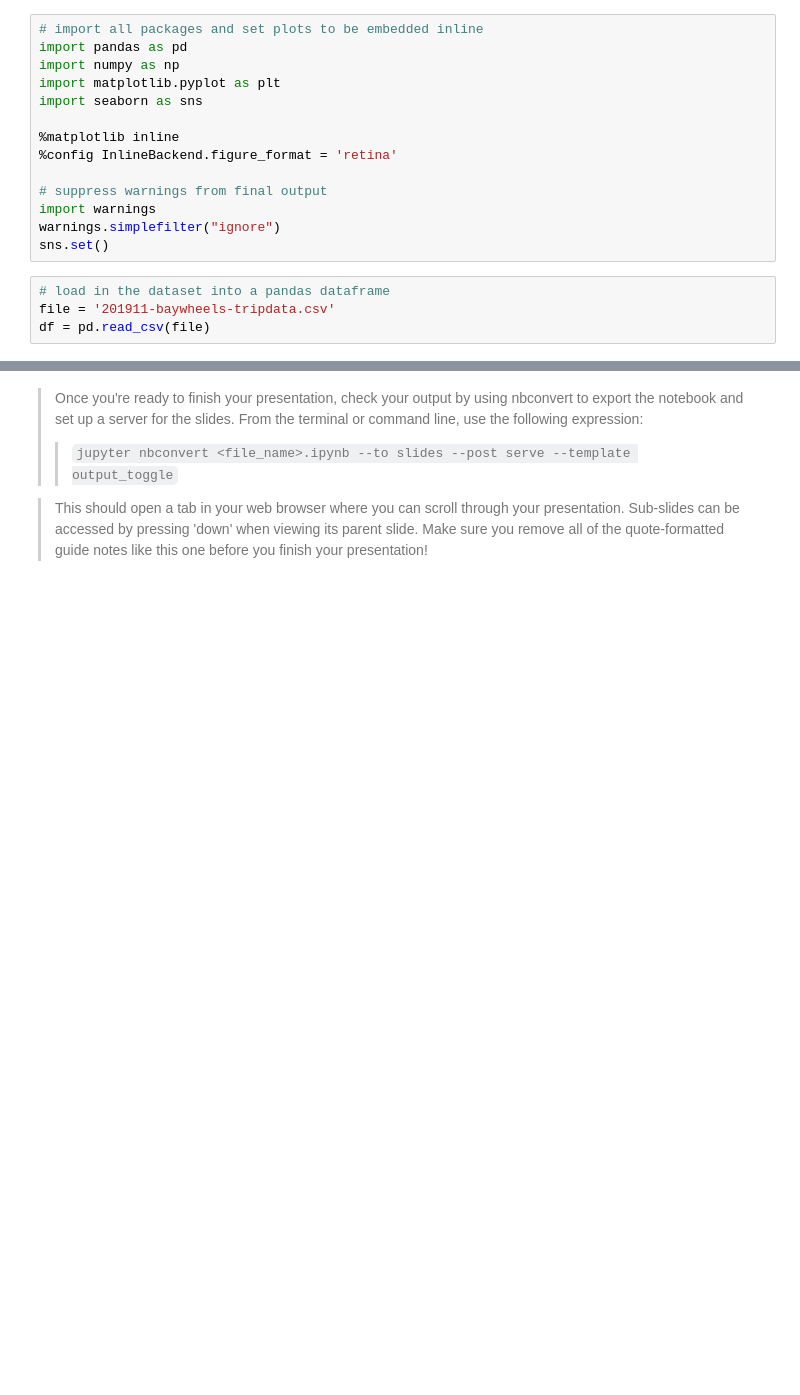
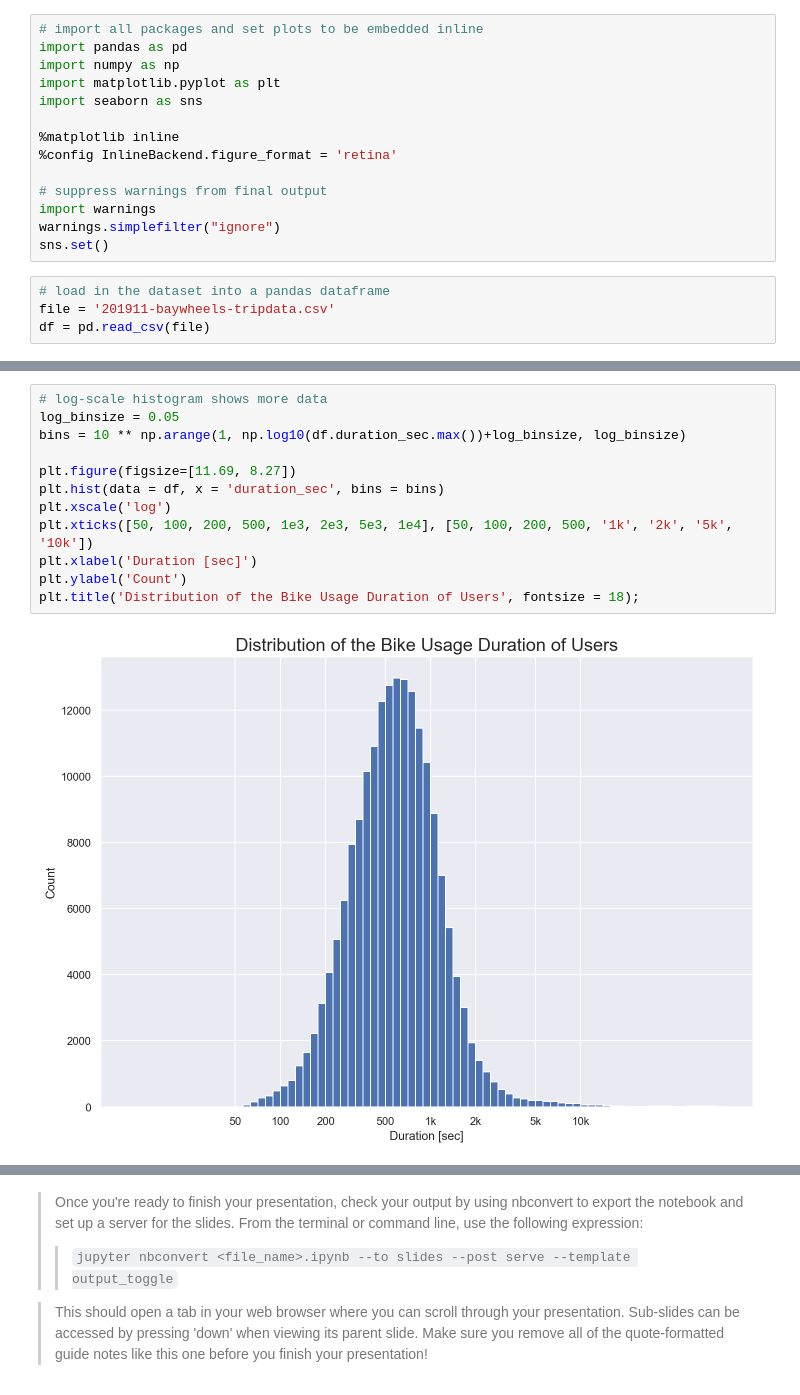
Before and after one commit to hnajar/BayWheel-Data-Analysis, a Jupyter notebook: slide_deck_Hadi.ipynb, the cells around one changed output, grey strips where cells are left out. Saved outputs shown, nothing was run; the diff lists cells and outputs as text; blank space fills up the shorter version.

```diff
--- a/slide_deck_Hadi.ipynb
+++ b/slide_deck_Hadi.ipynb
@@ -213,0 +37,14 @@ g.set_xlabels('Duration [sec]').set_ylabels('Distance Traveled [m]');
+# %%
+# log-scale histogram shows more data
+log_binsize = 0.05
+bins = 10 ** np.arange(1, np.log10(df.duration_sec.max())+log_binsize, log_binsize)
+
+plt.figure(figsize=[11.69, 8.27])
+plt.hist(data = df, x = 'duration_sec', bins = bins)
+plt.xscale('log')
+plt.xticks([50, 100, 200, 500, 1e3, 2e3, 5e3, 1e4], [50, 100, 200, 500, '1k', '2k', '5k', '10k'])
+plt.xlabel('Duration [sec]')
+plt.ylabel('Count')
+plt.title('Distribution of the Bike Usage Duration of Users', fontsize = 18);
+# %% [output]
+[figure, added]
```
Also changed, not shown: parts of 41 cells of this notebook, 1 other file.
